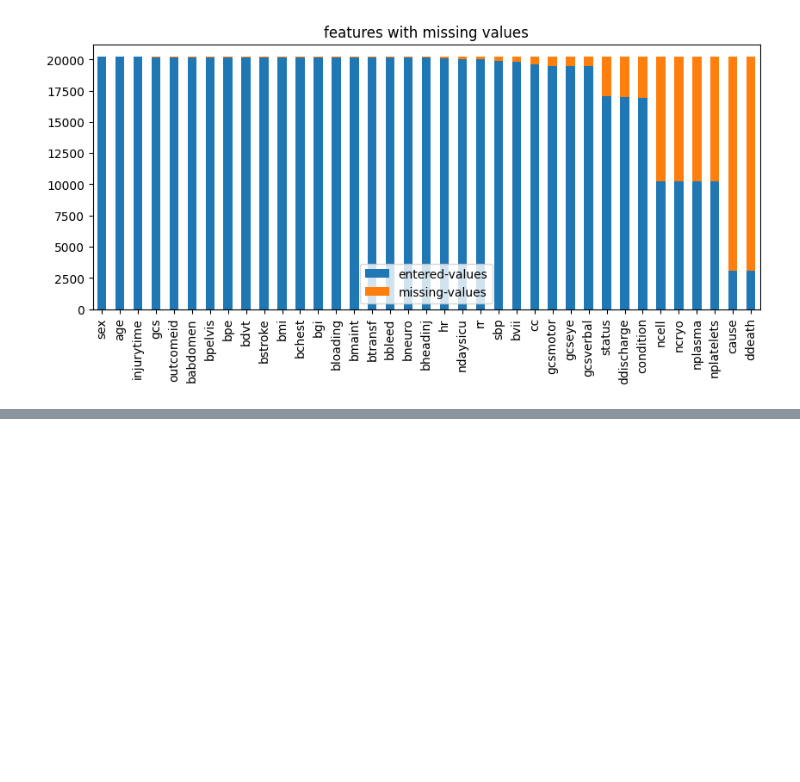
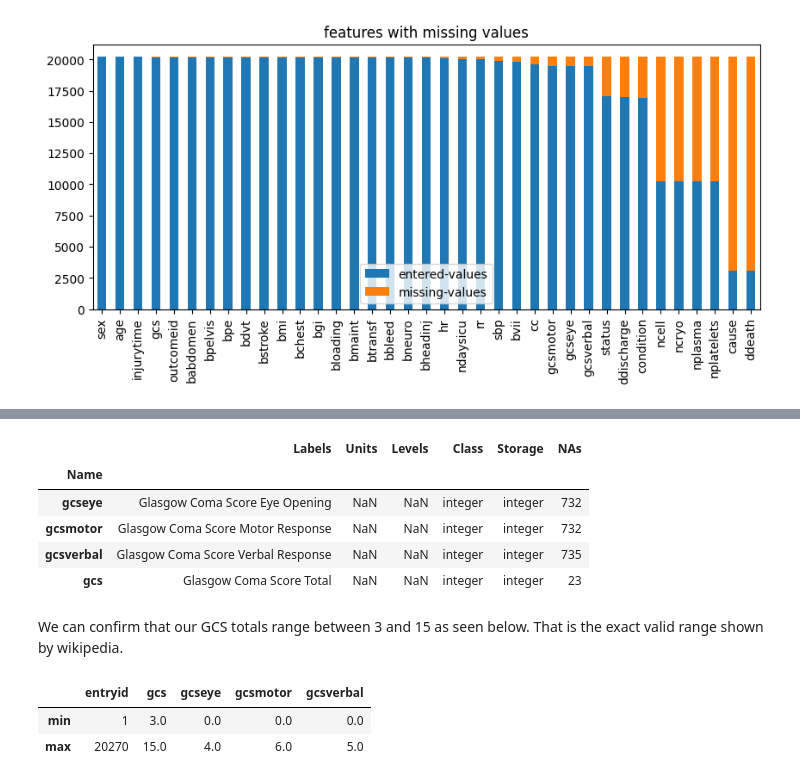
Before and after one commit to JasonSecrestBMX/jsecrest-datascience-demo, a Jupyter notebook: Vanderbilt-Crash/01-crash2_cleaning.ipynb, the cells around one changed output, grey strips where cells are left out. Saved outputs shown, nothing was run; the diff lists cells and outputs as text; code cells hidden in the pictures; blank space fills up the shorter version.

```diff
--- a/Vanderbilt-Crash/01-crash2_cleaning.ipynb
+++ b/Vanderbilt-Crash/01-crash2_cleaning.ipynb
@@ -94,0 +104,19 @@ incomplete_features_df.sort_values(by=['missing-values']).plot.bar(title='featur
+# %%
+gcs_info=crash_info.df[crash_info.index.str.startswith("gcs")]
+gcs_info
+# %% [output]
+|  | Labels | Units | Levels | Class | Storage | NAs |
+| Name |  |  |  |  |  |  |
+| gcseye | Glasgow Coma Score Eye Opening | NaN | NaN | integer | integer | 732 |
+| gcsmotor | Glasgow Coma Score Motor Response | NaN | NaN | integer | integer | 732 |
+| gcsverbal | Glasgow Coma Score Verbal Response | NaN | NaN | integer | integer | 735 |
+| gcs | Glasgow Coma Score Total | NaN | NaN | integer | integer | 23 |
+# %% [markdown]
+We can confirm that our GCS totals range between 3 and 15 as seen below. That is the exact valid range shown by wikipedia.
+# %%
+gcs_df =crash_df[['entryid','gcs', 'gcseye', 'gcsmotor', 'gcsverbal']]
+gcs_df.agg([min, max])
+# %% [output]
+|  | entryid | gcs | gcseye | gcsmotor | gcsverbal |
+| min | 1 | 3.0 | 0.0 | 0.0 | 0.0 |
+| max | 20270 | 15.0 | 4.0 | 6.0 | 5.0 |
```
Also changed, not shown: parts of 40 cells of this notebook.
